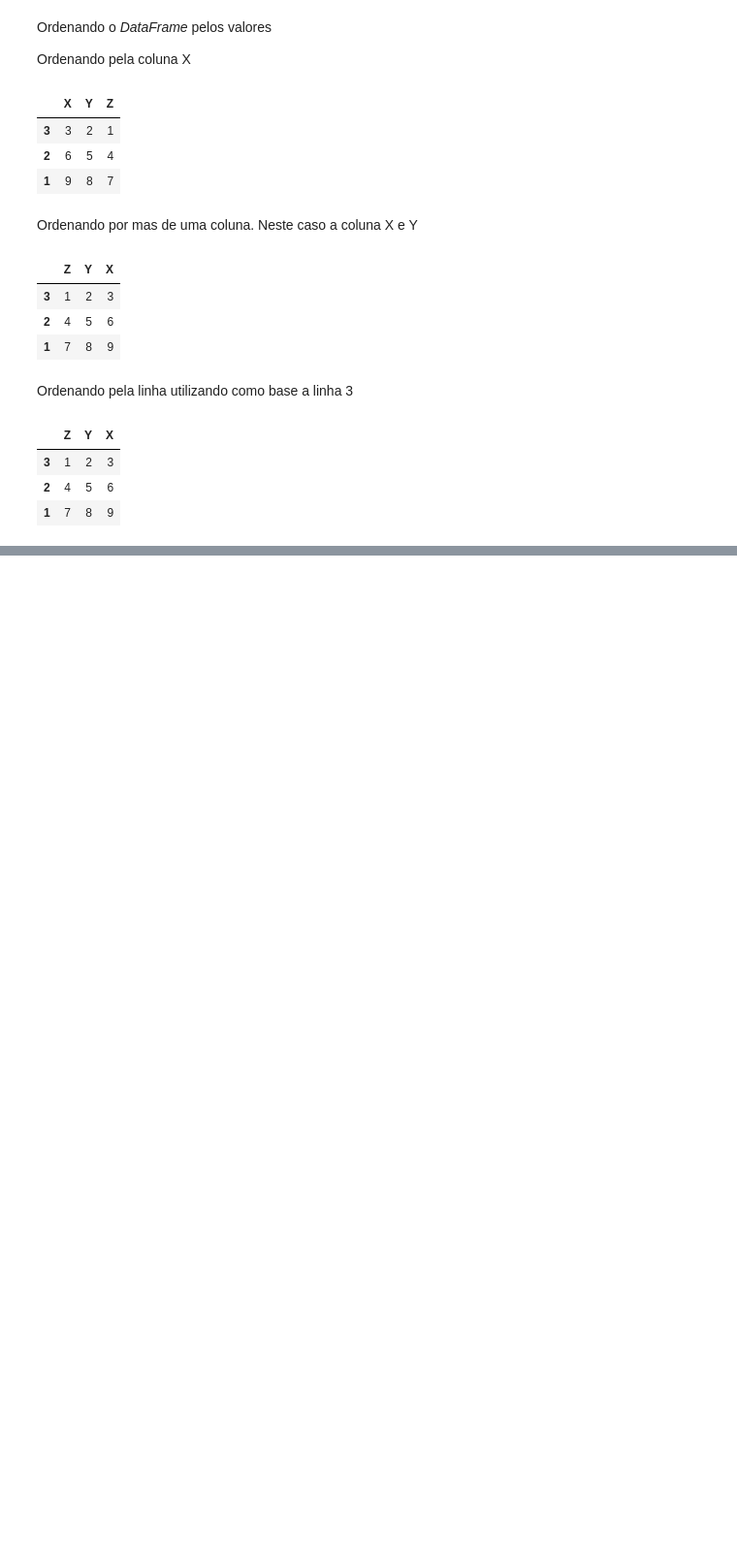
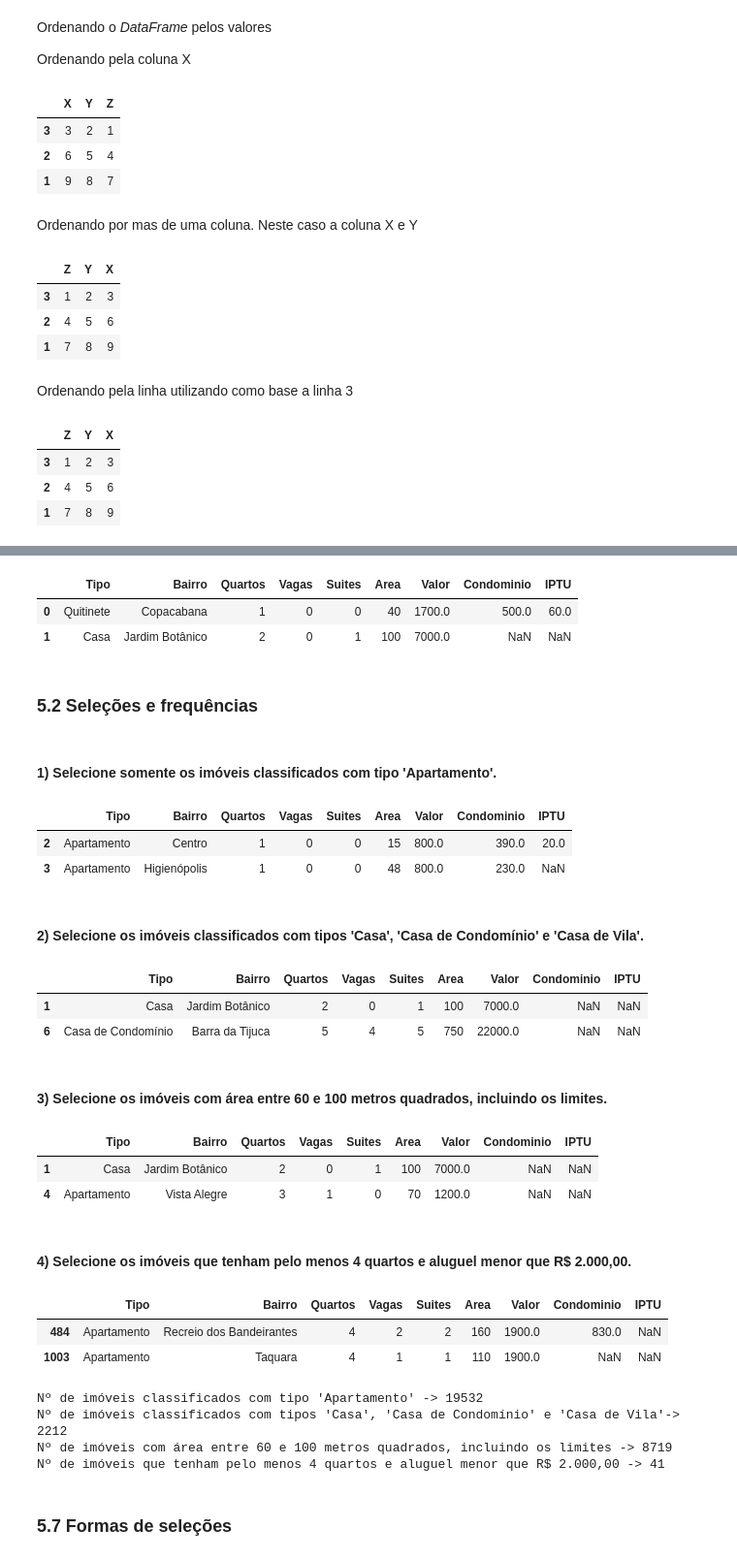
Before and after one commit to 1-aquila-1/data-science, a Jupyter notebook: 01-analise-dados/02-tratando-analisando-dados.ipynb, the cells around one changed output, grey strips where cells are left out. Shown at 97% size. Drawn from its saved outputs; the diff is of its cells as text; code cells hidden in the pictures; blank space fills up the shorter version.

Commit message:
Frequências de imóveis

```diff
--- a/01-analise-dados/02-tratando-analisando-dados.ipynb
+++ b/01-analise-dados/02-tratando-analisando-dados.ipynb
@@ -711,0 +714,22 @@ df
+# %%
+dados = pd.read_csv('../dados/aluguel_residencial.csv', sep=';')
+# %%
+dados.head(2)
+# %% [output]
+|  | Tipo | Bairro | Quartos | Vagas | Suites | Area | Valor | Condominio | IPTU |
+| 0 | Quitinete | Copacabana | 1 | 0 | 0 | 40 | 1700.0 | 500.0 | 60.0 |
+| 1 | Casa | Jardim Botânico | 2 | 0 | 1 | 100 | 7000.0 | NaN | NaN |
+# %% [markdown]
+### 5.2 Seleções e frequências
+# %% [markdown]
+#### 1) Selecione somente os imóveis classificados com tipo 'Apartamento'.
+# %%
+df_1 = dados[dados['Tipo'].isin(['Apartamento'])]
+# %%
+df_1.head(2)
+# %% [output]
+|  | Tipo | Bairro | Quartos | Vagas | Suites | Area | Valor | Condominio | IPTU |
+| 2 | Apartamento | Centro | 1 | 0 | 0 | 15 | 800.0 | 390.0 | 20.0 |
+| 3 | Apartamento | Higienópolis | 1 | 0 | 0 | 48 | 800.0 | 230.0 | NaN |
+# %% [markdown]
+#### 2) Selecione os imóveis classificados com tipos 'Casa', 'Casa de Condomínio' e 'Casa de Vila'.
@@ -711,0 +738,8 @@ df
+# %%
+df_2.head(2)
+# %% [output]
+|  | Tipo | Bairro | Quartos | Vagas | Suites | Area | Valor | Condominio | IPTU |
+| 1 | Casa | Jardim Botânico | 2 | 0 | 1 | 100 | 7000.0 | NaN | NaN |
+| 6 | Casa de Condomínio | Barra da Tijuca | 5 | 4 | 5 | 750 | 22000.0 | NaN | NaN |
+# %% [markdown]
+#### 3) Selecione os imóveis com área entre 60 e 100 metros quadrados, incluindo os limites.
@@ -711,0 +748,8 @@ df
+# %%
+df_3.head(2)
+# %% [output]
+|  | Tipo | Bairro | Quartos | Vagas | Suites | Area | Valor | Condominio | IPTU |
+| 1 | Casa | Jardim Botânico | 2 | 0 | 1 | 100 | 7000.0 | NaN | NaN |
+| 4 | Apartamento | Vista Alegre | 3 | 1 | 0 | 70 | 1200.0 | NaN | NaN |
+# %% [markdown]
+#### 4) Selecione os imóveis que tenham pelo menos 4 quartos e aluguel menor que R$ 2.000,00.
@@ -711,0 +758,18 @@ df
+# %%
+df_4.head(2)
+# %% [output]
+|  | Tipo | Bairro | Quartos | Vagas | Suites | Area | Valor | Condominio | IPTU |
+| 484 | Apartamento | Recreio dos Bandeirantes | 4 | 2 | 2 | 160 | 1900.0 | 830.0 | NaN |
+| 1003 | Apartamento | Taquara | 4 | 1 | 1 | 110 | 1900.0 | NaN | NaN |
+# %%
+print("Nº de imóveis classificados com tipo 'Apartamento' -> {}".format(df_1.shape[0]))
+print("Nº de imóveis classificados com tipos 'Casa', 'Casa de Condomínio' e 'Casa de Vila'-> {}".format(df_2.shape[0]))
+print("Nº de imóveis com área entre 60 e 100 metros quadrados, incluindo os limites -> {}".format(df_3.shape[0]))
+print("Nº de imóveis que tenham pelo menos 4 quartos e aluguel menor que R$ 2.000,00 -> {}".format(df_4.shape[0]))
+# %% [output]
+Nº de imóveis classificados com tipo 'Apartamento' -> 19532
+Nº de imóveis classificados com tipos 'Casa', 'Casa de Condomínio' e 'Casa de Vila'-> 2212
+Nº de imóveis com área entre 60 e 100 metros quadrados, incluindo os limites -> 8719
+Nº de imóveis que tenham pelo menos 4 quartos e aluguel menor que R$ 2.000,00 -> 41
+# %% [markdown]
+### 5.7 Formas de seleções
```
Also changed, not shown: parts of 34 cells of this notebook.
